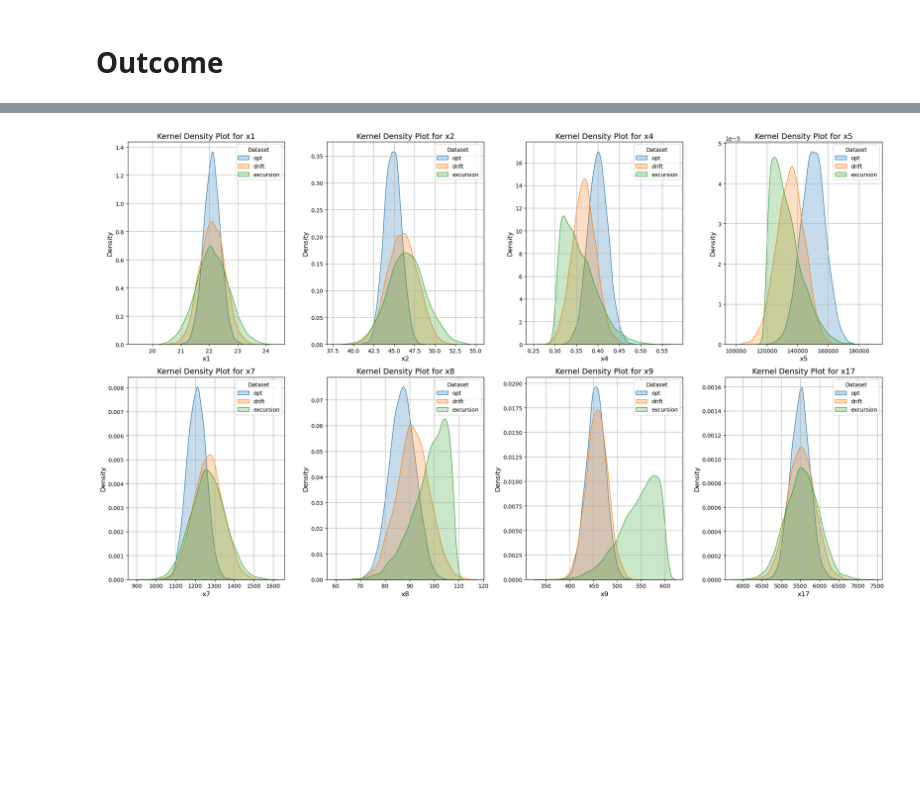
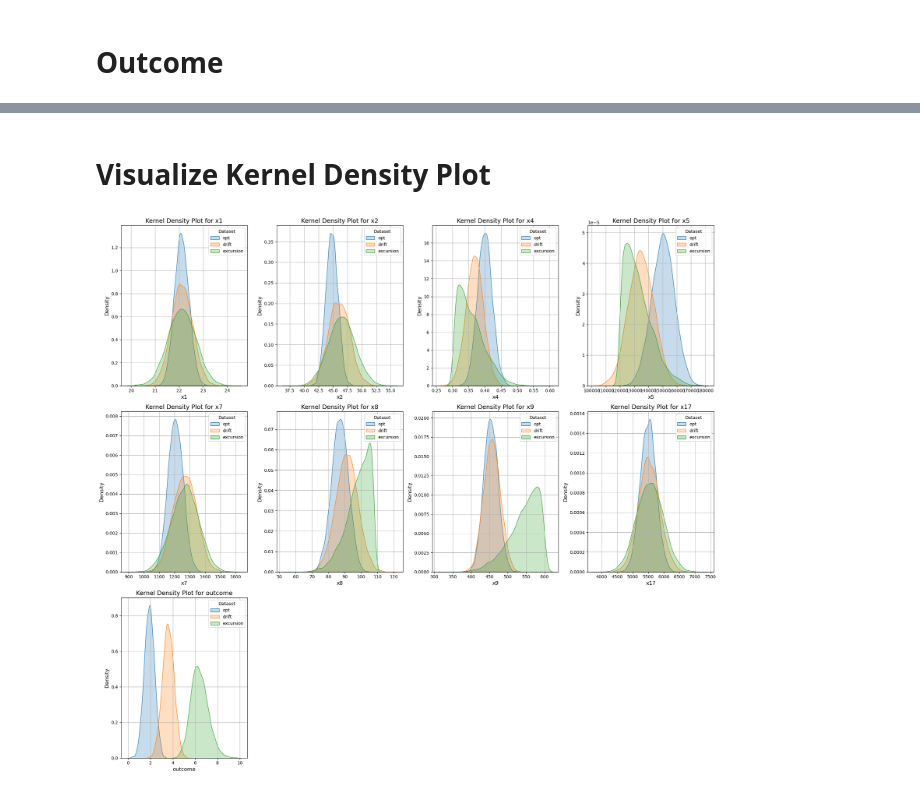
Before and after one commit to hritiksauw199/Nanomatter-Motionlab, a Jupyter notebook: data_generate_code.ipynb, the cells around one changed output, grey strips where cells are left out. Saved outputs shown, nothing was run; the diff lists cells and outputs as text; code cells hidden in the pictures; blank space fills up the shorter version.

```diff
--- a/data_generate_code.ipynb
+++ b/data_generate_code.ipynb
@@ -8,6 +8,7 @@ def safe_convert(col):
 
 setpt = pd.read_csv('setpoint_publish(in).csv')
 setpt = setpt.apply(lambda col: safe_convert(col) if col.name != 'var' else col)
+setpt.columns = setpt.columns.str.strip() #delete whitespace in csv file
 setpt
 # %% [output]
 |  | var | opt_mean | opt_sig | drift_mean | drift_sig | excursion_mean | excursion_sig |
@@ -59,15 +60,29 @@ exc_data.head()
 # %% [markdown]
 # Outcome
 # %%
-opt_data['outcome'] = -( 4 * np.pi * opt_data['x1'] + (77 / 100) * (opt_data['x2'] ** 2) +
-    58 * opt_data['x5'] * opt_data['x4'] - 890 * opt_data['x17'] + 33.5 * opt_data['x7'] ) / (8 * 10**5)
+#function from first task sheet
+#opt_data['outcome'] = -( 4 * np.pi * opt_data['x1'] + (77 / 100) * (opt_data['x2'] ** 2) +
+#   58 * opt_data['x5'] * opt_data['x4'] - 890 * opt_data['x17'] + 33.5 * opt_data['x7'] ) / (8 * 10**5)
 
+opt_data['outcome'] = (-( 5 * np.pi * 10**4 * opt_data['x1'] + 770 * (opt_data['x2'] ** 2) +
+    58 * opt_data['x5'] * opt_data['x4'] - 890 * opt_data['x17'] + 730.5 * opt_data['x7'] ) / (8 * 10**5) + 7.5)
 
-drift_data['outcome'] = (-( 4 * np.pi * drift_data['x1'] + (77 / 100) * (drift_data['x2'] ** 2) +
-    58 * drift_data['x5'] * drift_data['x4'] - 890 * drift_data['x17'] + 33.5 * drift_data['x7'] ) / (8 * 10**5))
-+ (19 * drift_data['x5'] * drift_data['x9'] * drift_data['x8'] / (10**11))
+#function from first task sheet
+#drift_data['outcome'] = (-( 4 * np.pi * drift_data['x1'] + (77 / 100) * (drift_data['x2'] ** 2) +
+#    58 * drift_data['x5'] * drift_data['x4'] - 890 * drift_data['x17'] + 33.5 * drift_data['x7'] ) / (8 * 10**5))
+#+ (19 * drift_data['x5'] * drift_data['x9'] * drift_data['x8'] / (10**11))
 
-exc_data['outcome'] = (-( 4 * np.pi * exc_data['x1'] + (77 / 100) * (exc_data['x2'] ** 2) +
-    58 * exc_data['x5'] * exc_data['x4'] - 890 * exc_data['x17'] + 33.5 * exc_data['x7'] ) / (8 * 10**5))
-+ ((19 * exc_data['x5'] * exc_data['x9'] * exc_data['x8']) / (10**11))
-+ ((0.8 * exc_data['x4'] * (exc_data['x5']**2) * exc_data['x17'] ) / (10**13))
+drift_data['outcome'] = (-( 5 * np.pi * 10**4 * opt_data['x1'] + 770 * (opt_data['x2'] ** 2) +
+    58 * opt_data['x5'] * opt_data['x4'] - 890 * opt_data['x17'] + 730.5 * opt_data['x7'] ) / (8 * 10**5)
+    + (39 * drift_data['x5'] * drift_data['x9'] * drift_data['x8']) / (10**11) + 7)
+
+#function from first task sheet
+#exc_data['outcome'] = (-( 4 * np.pi * exc_data['x1'] + (77 / 100) * (exc_data['x2'] ** 2) +
+#    58 * exc_data['x5'] * exc_data['x4'] - 890 * exc_data['x17'] + 33.5 * exc_data['x7'] ) / (8 * 10**5))
+#+ ((19 * exc_data['x5'] * exc_data['x9'] * exc_data['x8']) / (10**11))
+#+ ((0.8 * exc_data['x4'] * (exc_data['x5']**2) * exc_data['x17'] ) / (10**13))
+
+exc_data['outcome'] = (-( 5 * np.pi * 10**4 * opt_data['x1'] + 770 * (opt_data['x2'] ** 2) +
+    58 * opt_data['x5'] * opt_data['x4'] - 890 * opt_data['x17'] + 730.5 * opt_data['x7'] ) / (8 * 10**5)
+    + (39 * drift_data['x5'] * drift_data['x9'] * drift_data['x8']) / (10**11) + 7
+    + ((0.8 * exc_data['x4'] * (exc_data['x5'])**2 * exc_data['x17'] ) / (10**13)))
@@ -115,6 +117,8 @@ exc_data.head()
 opt_data.to_csv("data/opt_data.csv", index=None)
 drift_data.to_csv("data/drift_data.csv", index=None)
 exc_data.to_csv("data/excursion_data.csv", index=None)
+# %% [markdown]
+# Visualize Kernel Density Plot
 # %%
 import pandas as pd
 import matplotlib.pyplot as plt
@@ -124,32 +128,32 @@ datasets = {
     'opt': opt_data,
     'drift': drift_data,
     'excursion': exc_data
 }
 
-variables = opt_data.columns.drop('outcome')
+variables = opt_data.columns.drop([' x3 ', ' x6 ',' x10 ', ' x11 ', ' x12 ', ' x13 ', ' x14 ', ' x15 ', ' x16 ', ' x18 ',' x19 '])
 
 plots_per_row = 4
 
 num_variables = len(variables)
 num_rows = (num_variables + plots_per_row - 1) // plots_per_row
 
 fig, axes = plt.subplots(num_rows, plots_per_row, figsize=(20, 6 * num_rows))
 axes = axes.flatten()
 
 for i, variable in enumerate(variables):
     ax = axes[i]
     for name, df in datasets.items():
         sns.kdeplot(df[variable], label=name, fill=True, ax=ax)
     ax.set_title(f'Kernel Density Plot for {variable}', fontsize=14)
     ax.set_xlabel(variable, fontsize=12)
     ax.set_ylabel('Density', fontsize=12)
     ax.legend(title='Dataset')
     ax.grid(True)
 
 for j in range(len(variables), len(axes)):
     fig.delaxes(axes[j])
 
 plt.tight_layout()
 plt.show()
 # %% [output]
-[figure, old version]
+[figure, new version]
```
Also changed, not shown: parts of 9 cells of this notebook, 5 other files.
